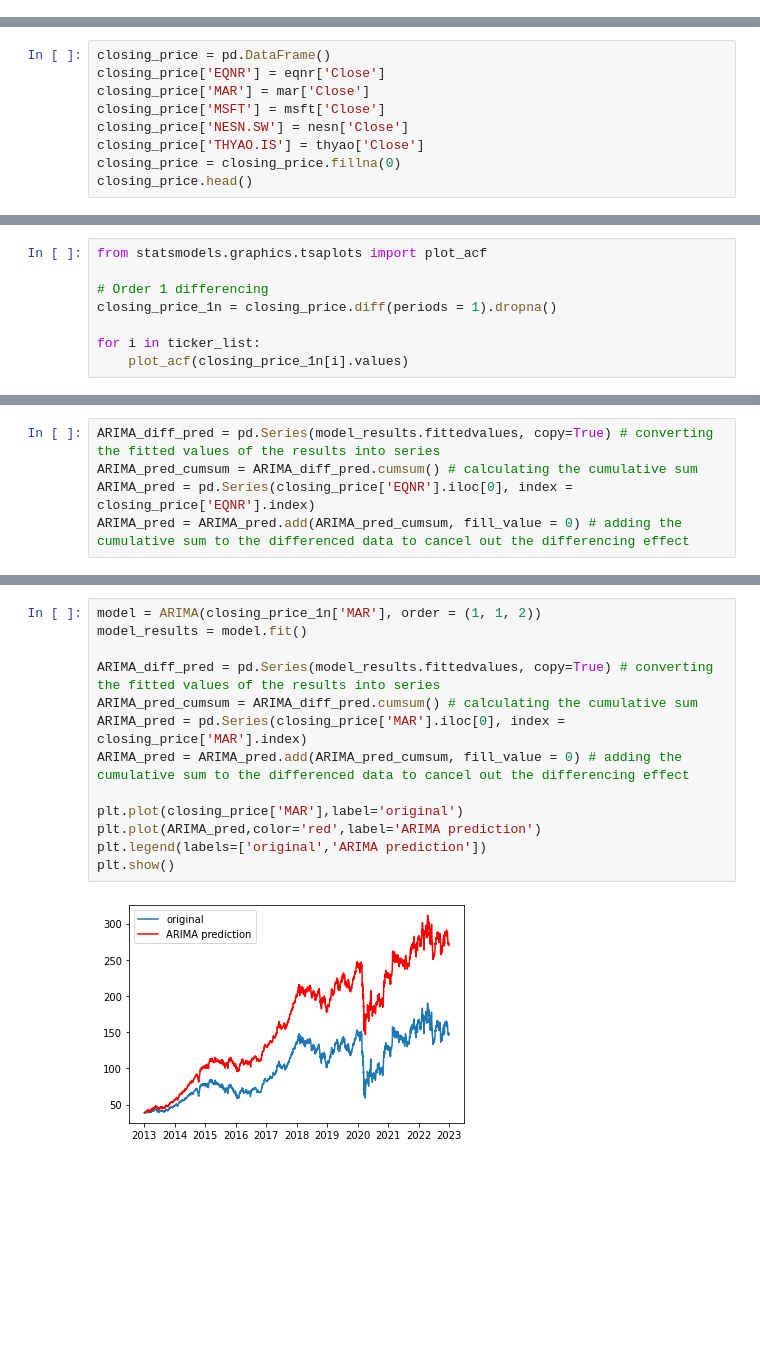
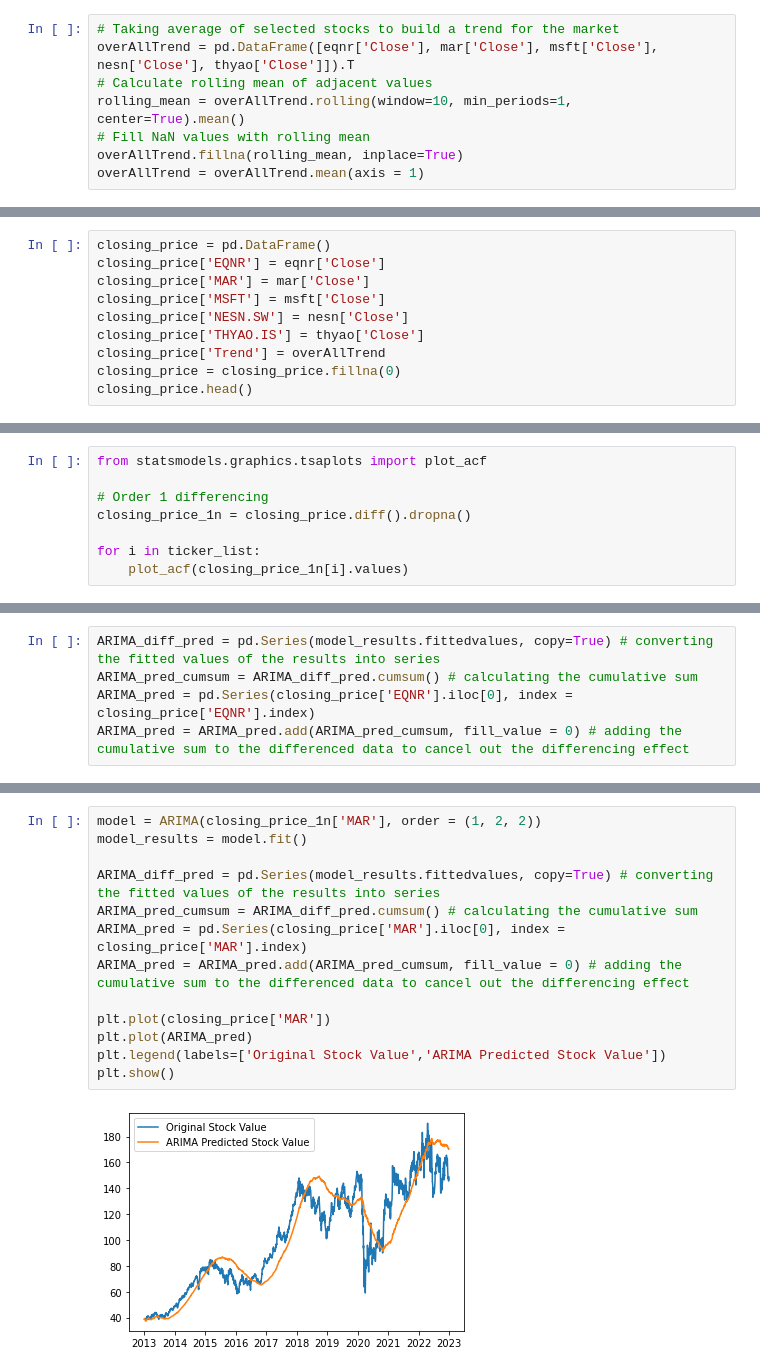
Before and after one commit to aliakbarrehman/DAT550---Data-Mining, a Jupyter notebook: project/Stock Market Analysis.ipynb, the cells around one changed output, grey strips where cells are left out. Cells and saved outputs as stored; diff of their text form; blank space fills up the shorter version.

```diff
--- a/project/Stock Market Analysis.ipynb
+++ b/project/Stock Market Analysis.ipynb
@@ -157,3 +162,11 @@ mar = resample_daily(mar)
 msft = resample_daily(msft)
 nesn = resample_daily(nesn)
 thyao = resample_daily(thyao)
+# %%
+# Taking average of selected stocks to build a trend for the market
+overAllTrend = pd.DataFrame([eqnr['Close'], mar['Close'], msft['Close'], nesn['Close'], thyao['Close']]).T
+# Calculate rolling mean of adjacent values
+rolling_mean = overAllTrend.rolling(window=10, min_periods=1, center=True).mean()
+# Fill NaN values with rolling mean
+overAllTrend.fillna(rolling_mean, inplace=True)
+overAllTrend = overAllTrend.mean(axis = 1)
@@ -164,6 +179,7 @@ closing_price['MAR'] = mar['Close']
 closing_price['MSFT'] = msft['Close']
 closing_price['NESN.SW'] = nesn['Close']
 closing_price['THYAO.IS'] = thyao['Close']
+closing_price['Trend'] = overAllTrend
 closing_price = closing_price.fillna(0)
 closing_price.head()
 # %% [output]
@@ -315,7 +331,7 @@ for i in ticker_list:
 from statsmodels.graphics.tsaplots import plot_acf
 
 # Order 1 differencing
-closing_price_1n = closing_price.diff(periods = 1).dropna()
+closing_price_1n = closing_price.diff().dropna()
 
 for i in ticker_list:
     plot_acf(closing_price_1n[i].values)
@@ -356,16 +372,16 @@ plt.show()
 # %%
-model = ARIMA(closing_price_1n['MAR'], order = (1, 1, 2))
+model = ARIMA(closing_price_1n['MAR'], order = (1, 2, 2))
 model_results = model.fit()
 
 ARIMA_diff_pred = pd.Series(model_results.fittedvalues, copy=True) # converting the fitted values of the results into series
 ARIMA_pred_cumsum = ARIMA_diff_pred.cumsum() # calculating the cumulative sum
 ARIMA_pred = pd.Series(closing_price['MAR'].iloc[0], index = closing_price['MAR'].index)
 ARIMA_pred = ARIMA_pred.add(ARIMA_pred_cumsum, fill_value = 0) # adding the cumulative sum to the differenced data to cancel out the differencing effect
 
-plt.plot(closing_price['MAR'],label='original')
-plt.plot(ARIMA_pred,color='red',label='ARIMA prediction')
-plt.legend(labels=['original','ARIMA prediction'])
+plt.plot(closing_price['MAR'])
+plt.plot(ARIMA_pred)
+plt.legend(labels=['Original Stock Value','ARIMA Predicted Stock Value'])
 plt.show()
 # %% [output]
-[figure, old version]
+[figure, new version]
 # %%
```
Also changed, not shown: parts of 42 cells of this notebook, 6 other files.
